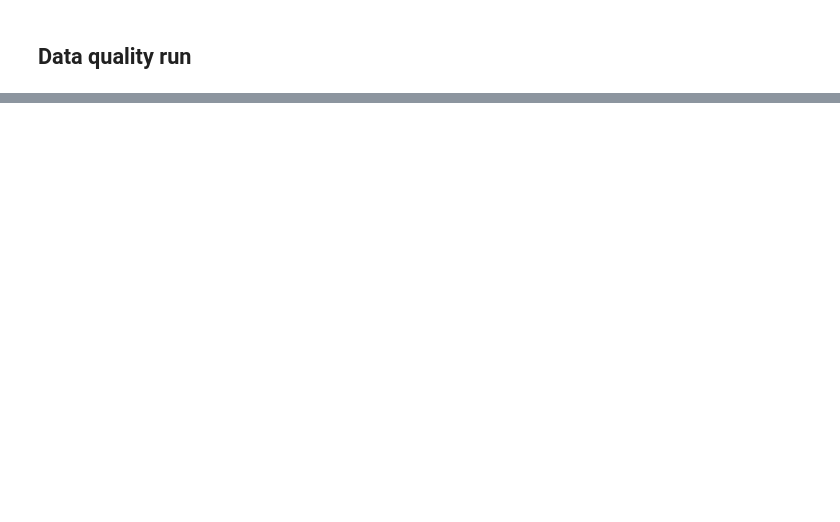
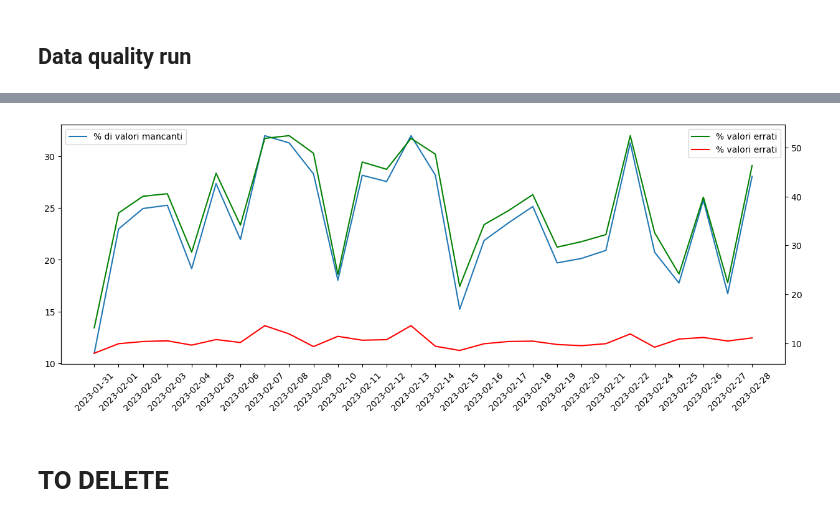
Before and after one commit to casulippo/Thesis---Data-Quality-Project, a Jupyter notebook: notebook/DataQualityResults.ipynb, the cells around one changed output, grey strips where cells are left out. Drawn from its saved outputs; the diff is of its cells as text; code cells hidden in the pictures; blank space fills up the shorter version.

```diff
--- a/notebook/DataQualityResults.ipynb
+++ b/notebook/DataQualityResults.ipynb
@@ -85,0 +49,3 @@ run_dataq()
+# %%
+df = pd.read_csv(path + '/data_quality_overview.csv')
+df
@@ -86 +70,17 @@ run_dataq()
+# %%
+fig, ax = plt.subplots(figsize=(15, 5))
+ax.plot(df['scraping_date'], df['unexpected_percent'], label='% di valori mancanti')
+plt.xticks(rotation=45)
+ax.legend(loc='upper left')
+ax2 = plt.twinx()
+ax2.plot(df['scraping_date'], df['missing_percent'], color='green', label='% valori errati')
+#ax3 = plt.twinx()
+ax2.plot(df['scraping_date'], df['unexpected_percent_nonmissing'], color='red', label='% valori errati')
+plt.xlabel('Scraping Date')
+plt.legend(loc='upper right')
+plt.show()
+# %% [output]
+[figure, added]
+# %% [markdown]
+# TO DELETE
 # %%
```
Also changed, not shown: parts of 11 cells of this notebook.
